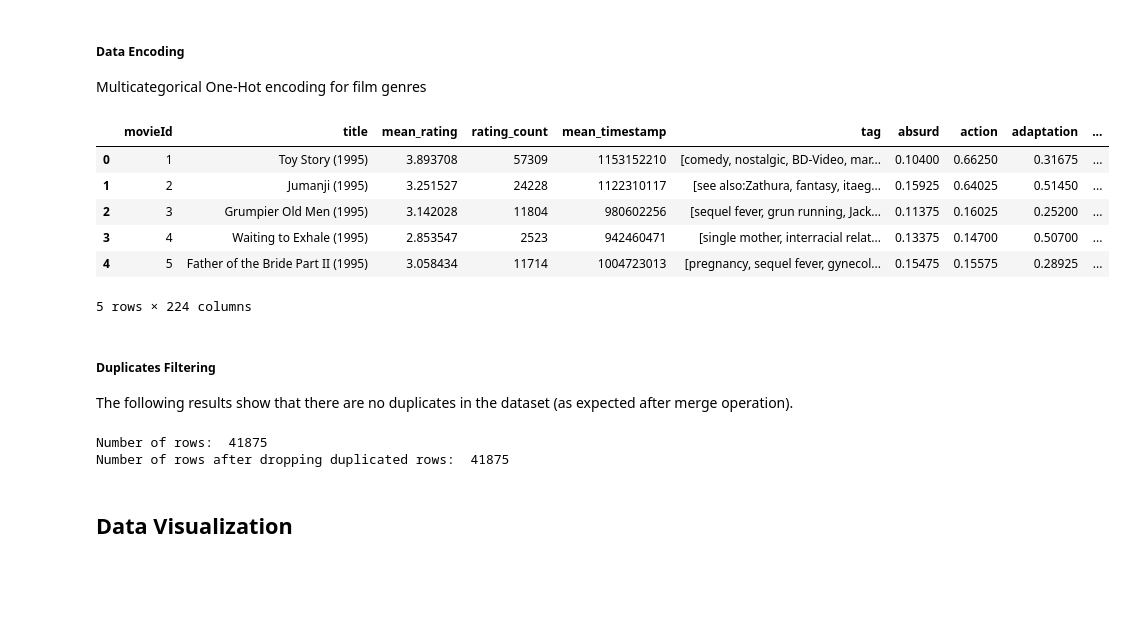
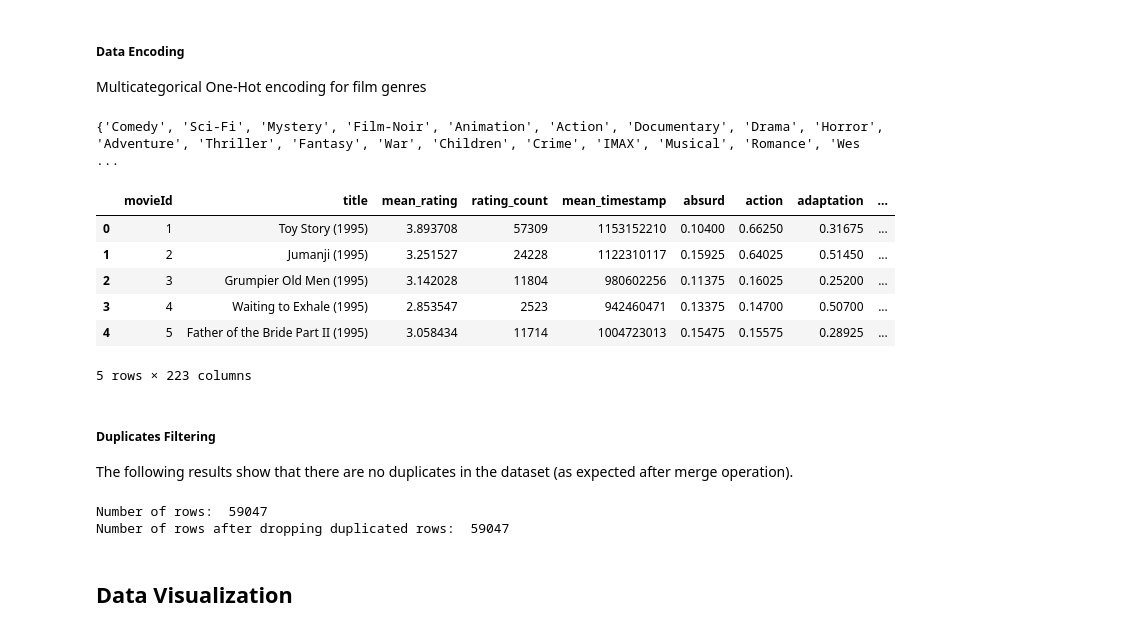
Before and after one commit to nicolopizzo/data-analytics, a Jupyter notebook: analysis.ipynb, the cells around one changed output. Cells and saved outputs as stored; diff of their text form; code cells hidden in the pictures; blank space fills up the shorter version.

```diff
--- a/analysis.ipynb
+++ b/analysis.ipynb
@@ -68,17 +65,13 @@ Genome Tags:
 # %% [markdown]
 ### Data Wrangling
 # %%
+# ratings group by movieId with mean and count
 grouped_ratings = ratings.groupby('movieId').agg({'rating': ['mean', 'count'], 'timestamp': ['mean']})
 grouped_ratings.columns = ['mean_rating', 'rating_count', 'mean_timestamp']
 grouped_ratings = grouped_ratings.astype({'mean_timestamp': 'int'})
 
-# Merge dei dataset movies e ratings
-# rimuove i film che non hanno rating
-movies_ratings = pd.merge(movies, grouped_ratings, on='movieId')
-
-new_tags = tags.groupby('movieId')['tag'].apply(set).apply(list)
-
-df = pd.merge(movies_ratings, new_tags, on='movieId')
+# Dataset merge with movies and ratings, with missing rating films removed
+df = pd.merge(movies, grouped_ratings, on='movieId')
 
 display(df.head())
 # %% [output]
@@ -164,39 +131,34 @@ Number of rows after dropping missing values:  41875
 Multicategorical One-Hot encoding for film genres
 # %%
 # one hot encoding for genres
-# print every category in movies dataset
 categories = set()
 for s in df['genres'].str.split('|').values:
-    categories = categories.union(set(s))
+    if s != ['(no genres listed)']:
+        categories = categories.union(set(s))
 
-# remove (no genres listed) from categories
-categories.remove('(no genres listed)')
+print(categories)
 
 # add columns for each category
 for category in categories:
     df[category] = df['genres'].str.contains(category).astype(int)
 
 # delete genres column
 df = df.drop(columns=['genres'])
 
 display(df.head())
 # %% [output]
+{'Comedy', 'Sci-Fi', 'Mystery', 'Film-Noir', 'Animation', 'Action', 'Documentary', 'Drama', 'Horror', 'Adventure', 'Thriller', 'Fantasy', 'War', 'Children', 'Crime', 'IMAX', 'Musical', 'Romance', 'Wes ...
-|  | movieId | title | mean_rating | rating_count | mean_timestamp | tag | absurd | action | adaptation | ... |
-| 0 | 1 | Toy Story (1995) | 3.893708 | 57309 | 1153152210 | [comedy, nostalgic, BD-Video, mar... | 0.10400 | 0.66250 | 0.31675 | ... |
-| 1 | 2 | Jumanji (1995) | 3.251527 | 24228 | 1122310117 | [see also:Zathura, fantasy, itaeg... | 0.15925 | 0.64025 | 0.51450 | ... |
-| 2 | 3 | Grumpier Old Men (1995) | 3.142028 | 11804 | 980602256 | [sequel fever, grun running, Jack... | 0.11375 | 0.16025 | 0.25200 | ... |
-| 3 | 4 | Waiting to Exhale (1995) | 2.853547 | 2523 | 942460471 | [single mother, interracial relat... | 0.13375 | 0.14700 | 0.50700 | ... |
-| 4 | 5 | Father of the Bride Part II (1995) | 3.058434 | 11714 | 1004723013 | [pregnancy, sequel fever, gynecol... | 0.15475 | 0.15575 | 0.28925 | ... |
+|  | movieId | title | mean_rating | rating_count | mean_timestamp | absurd | action | adaptation | ... |
+| 0 | 1 | Toy Story (1995) | 3.893708 | 57309 | 1153152210 | 0.10400 | 0.66250 | 0.31675 | ... |
+| 1 | 2 | Jumanji (1995) | 3.251527 | 24228 | 1122310117 | 0.15925 | 0.64025 | 0.51450 | ... |
+| 2 | 3 | Grumpier Old Men (1995) | 3.142028 | 11804 | 980602256 | 0.11375 | 0.16025 | 0.25200 | ... |
+| 3 | 4 | Waiting to Exhale (1995) | 2.853547 | 2523 | 942460471 | 0.13375 | 0.14700 | 0.50700 | ... |
+| 4 | 5 | Father of the Bride Part II (1995) | 3.058434 | 11714 | 1004723013 | 0.15475 | 0.15575 | 0.28925 | ... |
-5 rows × 224 columns
+5 rows × 223 columns
 # %% [markdown]
 ##### Duplicates Filtering
 The following results show that there are no duplicates in the dataset (as expected after merge operation).
 # %%
-df = df.copy()
-
-# drop tag column
-df = df.drop(columns=['tag'])
-
 # print number of rows
 print('Number of rows: ', df.shape[0])
 
@@ -206,8 +168,8 @@ df = df.drop_duplicates()
 # print number of rows after dropping missing values
 print('Number of rows after dropping duplicated rows: ', df.shape[0])
 # %% [output]
-Number of rows:  41875
-Number of rows after dropping duplicated rows:  41875
+Number of rows:  59047
+Number of rows after dropping duplicated rows:  59047
 # %% [markdown]
 ## Data Visualization
 # %%
```
Also changed, not shown: parts of 49 cells of this notebook.
